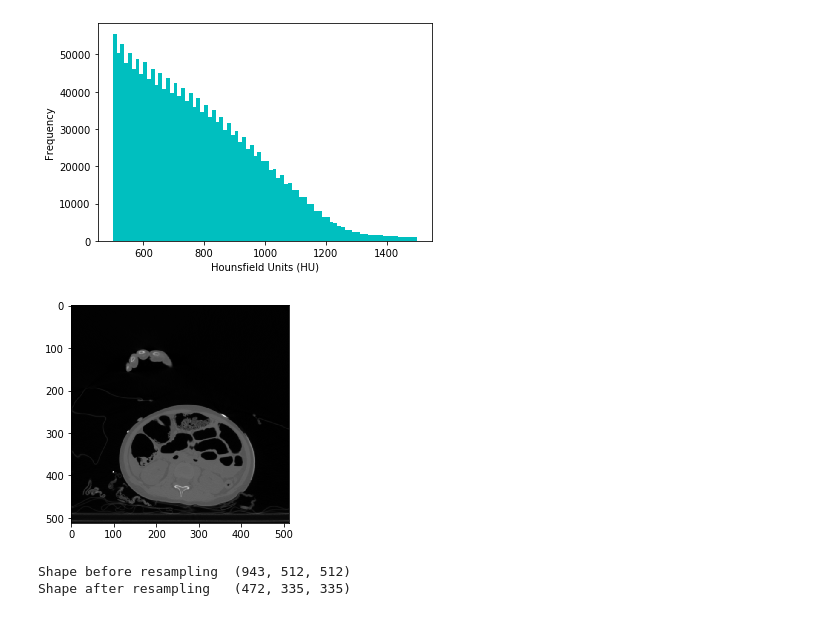
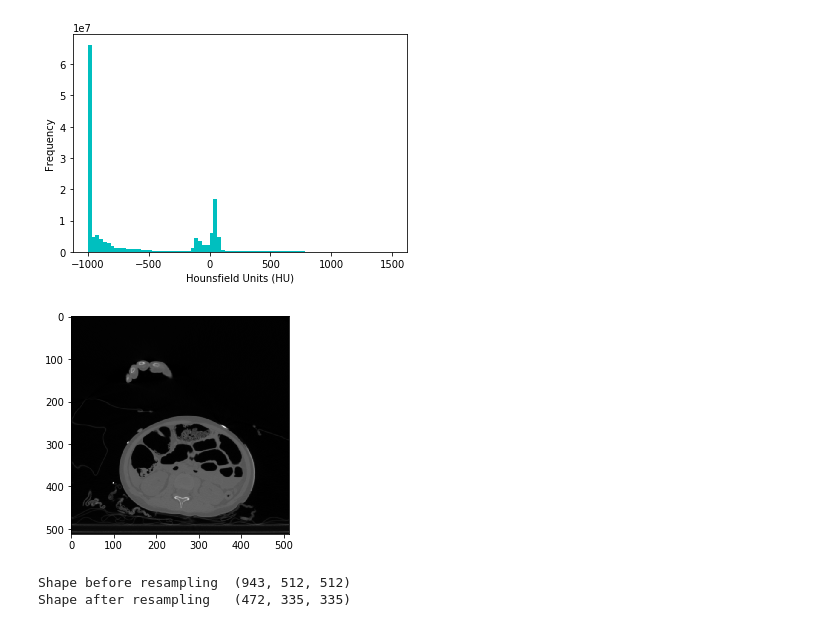
Before and after one commit to PlayWeird/utooth, a Jupyter notebook: preprocessing_dicom.ipynb, the cells around one changed output. Cells and saved outputs as stored; diff of their text form; code cells hidden in the pictures.

```diff
--- a/preprocessing_dicom.ipynb
+++ b/preprocessing_dicom.ipynb
@@ -56,19 +56,19 @@ def get_pixels_hu(slices):
 # %%
 
 first_patient = load_scan(INPUT_FOLDER + patients[0])
 first_patient_pixels = get_pixels_hu(first_patient)
 
 # Show histogram of Hounsfield density bins
-plt.hist(first_patient_pixels.flatten(), bins=80, range=(500, 1500) ,color='c')
+plt.hist(first_patient_pixels.flatten(), bins=80, range=(-1000, 1500) ,color='c')
 plt.xlabel("Hounsfield Units (HU)")
 plt.ylabel("Frequency")
 plt.show()
 
 # Show some slice in the middle
 plt.imshow(first_patient_pixels[80], cmap=plt.cm.gray)
 plt.show()
 # %% [output]
-[figure, old version]
+[figure, new version]
 [figure]
 # %%
 def resample(image, scan, new_spacing=[1, 1, 1]):
```
Also changed, not shown: parts of 13 cells of this notebook.
